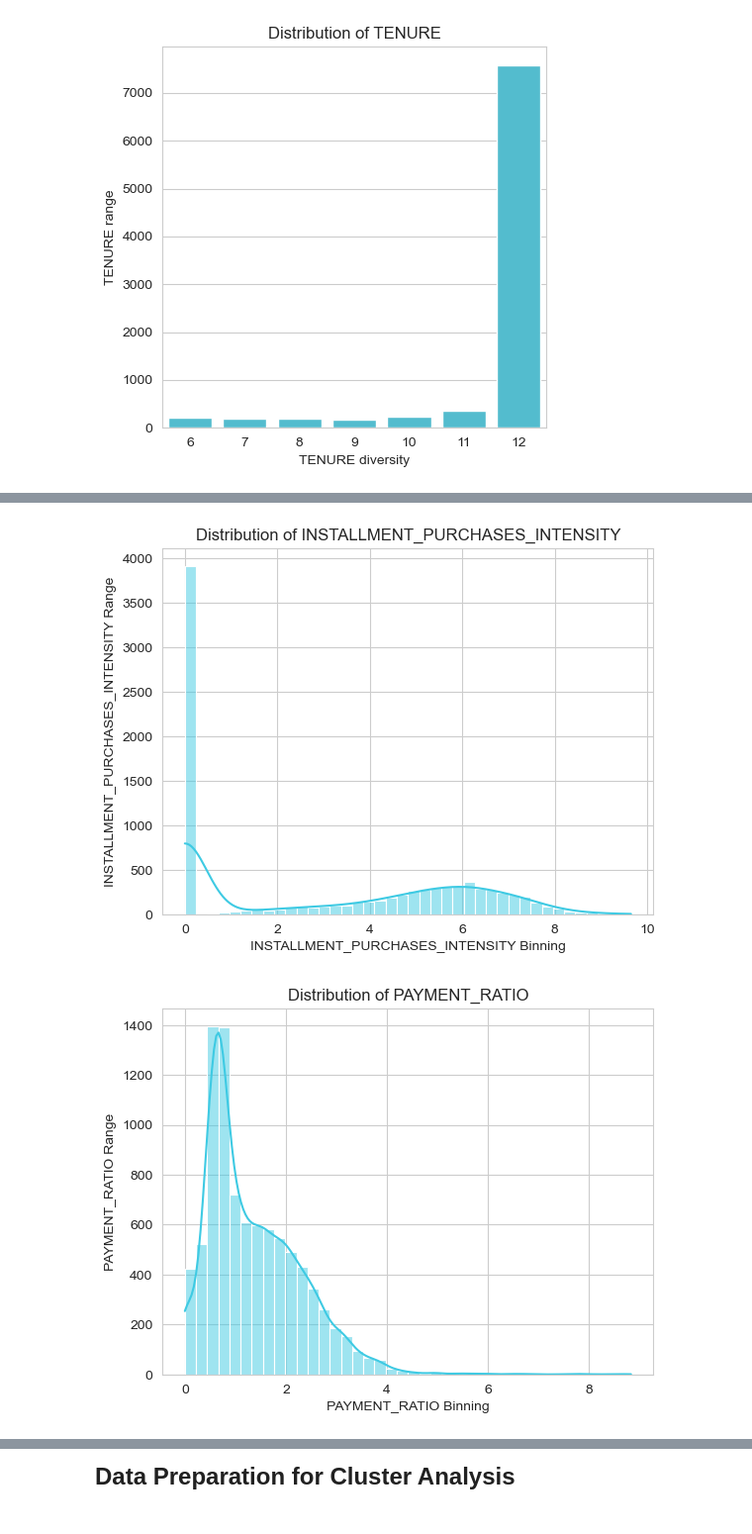
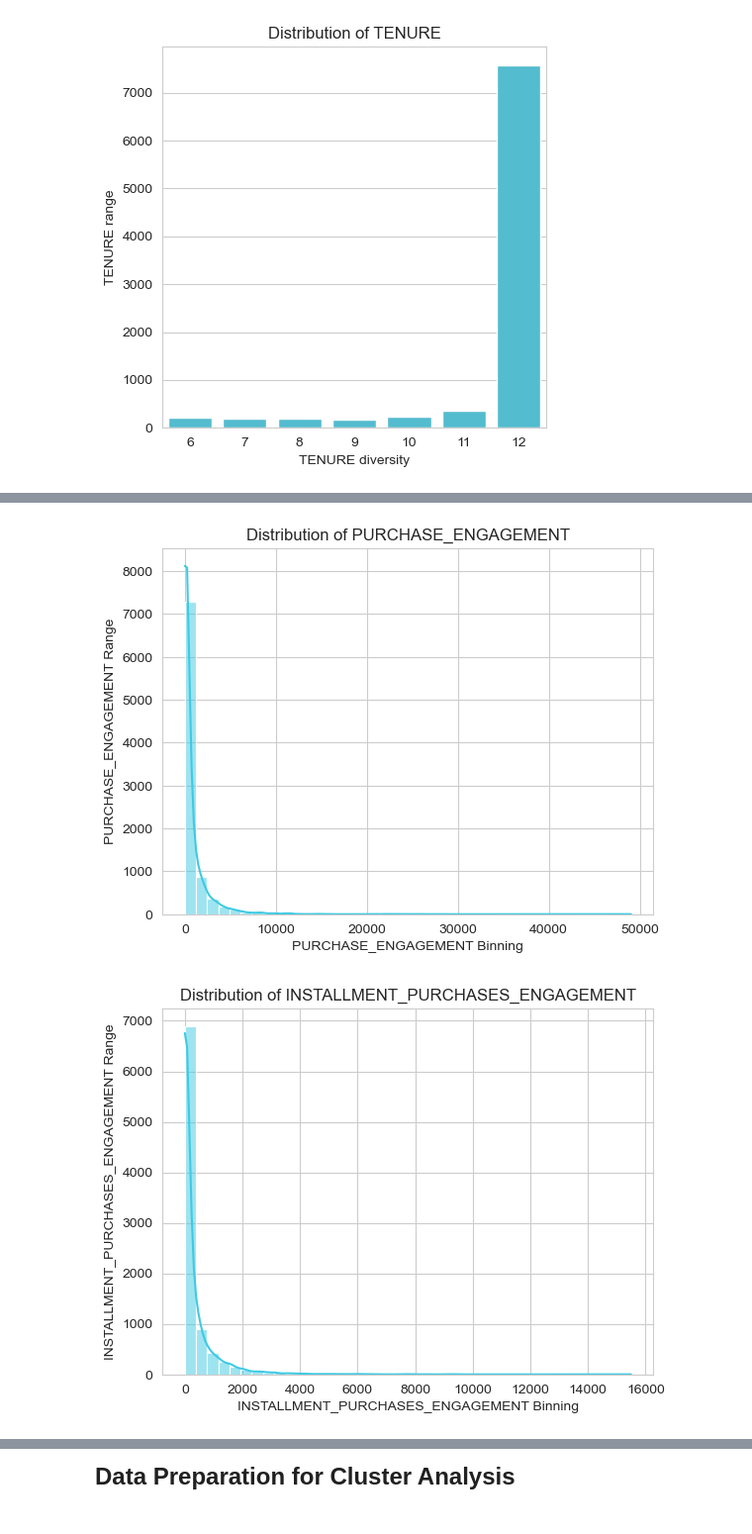
Before and after one commit to inesbchainho/ML_unsupervized_learning_26, a Jupyter notebook: Main_Notebook.ipynb, the cells around one changed output, grey strips where cells are left out. Shown at 99% size. Drawn from its saved outputs; the diff is of its cells as text; code cells hidden in the pictures.

```diff
--- a/Main_Notebook.ipynb
+++ b/Main_Notebook.ipynb
@@ -161,10 +161,10 @@ print("----------------Feature Engineering:-----------------------")
 data_droped["AVG_PURCHASE_VALUE"] = np.where(data_droped["PURCHASES_TRX"] > 0, data_droped["PURCHASES"] / data_droped["PURCHASES_TRX"], 0)
 data_droped["AVG_CASH_ADVANCE_VALUE"] = np.where(data_droped["CASH_ADVANCE_TRX"] > 0, data_droped["CASH_ADVANCE"] / data_droped["CASH_ADVANCE_TRX"], 0)
 
-data_droped["PURCHASE_ENGAGEMENT"] = np.log(1 + data_droped["PURCHASES"] * data_droped["PURCHASES_FREQUENCY"])
-data_droped["INSTALLMENT_PURCHASES_ENGAGEMENT"] = np.log(1 + data_droped["INSTALLMENTS_PURCHASES"] * data_droped["PURCHASES_INSTALLMENTS_FREQUENCY"])
+data_droped["PURCHASE_ENGAGEMENT"] = data_droped["PURCHASES"] * data_droped["PURCHASES_FREQUENCY"]
+data_droped["INSTALLMENT_PURCHASES_ENGAGEMENT"] = data_droped["INSTALLMENTS_PURCHASES"] * data_droped["PURCHASES_INSTALLMENTS_FREQUENCY"]
 
-data_droped["PAYMENT_RATIO"] = np.log(1 + data_droped["PAYMENTS"] / data_droped["MINIMUM_PAYMENTS"])
+data_droped["PAYMENT_RATIO"] = data_droped["PAYMENTS"] / data_droped["MINIMUM_PAYMENTS"]
 data_droped.drop(columns = ["CASH_ADVANCE", "PURCHASES_FREQUENCY", "PURCHASES", "INSTALLMENTS_PURCHASES", "ONEOFF_PURCHASES_FREQUENCY", "CASH_ADVANCE_FREQUENCY",
                             "CASH_ADVANCE_TRX", "PURCHASES_TRX", "PURCHASES_INSTALLMENTS_FREQUENCY", "MINIMUM_PAYMENTS"], inplace = True)
 data_droped.info()
@@ -281,7 +271,7 @@ for col in discrete_cols:
 # %% [output]
 [figure]
 # %%
-cont_cols = ['BALANCE', 'BALANCE_FREQUENCY', 'CREDIT_LIMIT', 'PAYMENTS', 'PRC_FULL_PAYMENT', 'AVG_PURCHASE_VALUE', 'AVG_CASH_ADVANCE_VALUE', 'PURCHASE_ENGAGEMENT',
+cont_cols = ['BALANCE', 'BALANCE_FREQUENCY', 'ONEOFF_PURCHASES', 'CREDIT_LIMIT', 'PAYMENTS', 'PRC_FULL_PAYMENT', 'AVG_PURCHASE_VALUE', 'AVG_CASH_ADVANCE_VALUE', 'PURCHASE_ENGAGEMENT',
              'INSTALLMENT_PURCHASES_ENGAGEMENT', 'PAYMENT_RATIO']
 
 for col in cont_cols:
@@ -303,2 +293,2 @@ for col in cont_cols:
-[figure, old version]
+[figure, new version]
-[figure, old version]
+[figure, new version]
```
Also changed, not shown: parts of 16 cells of this notebook, 2 other files.
